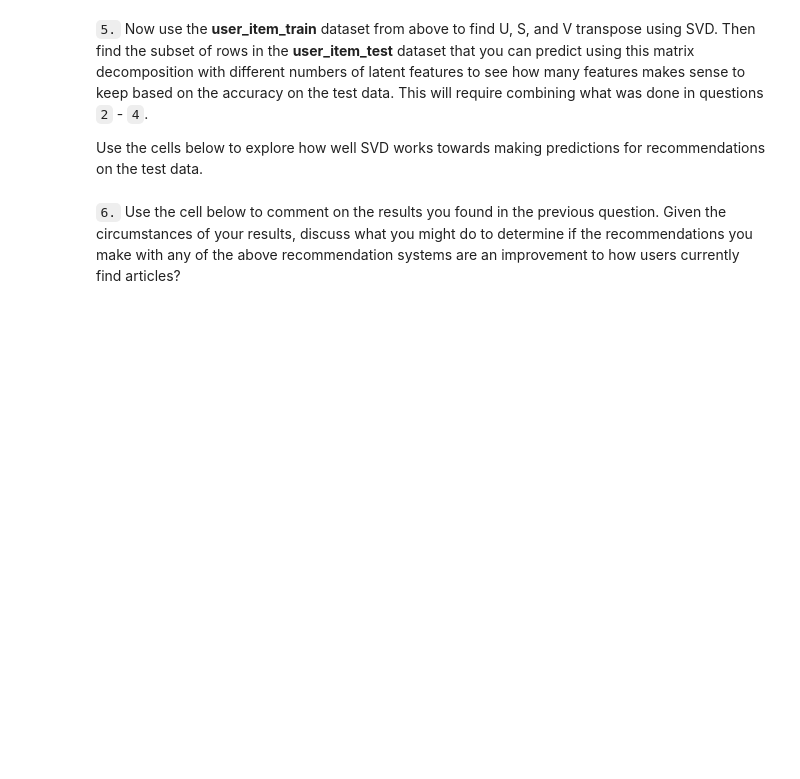
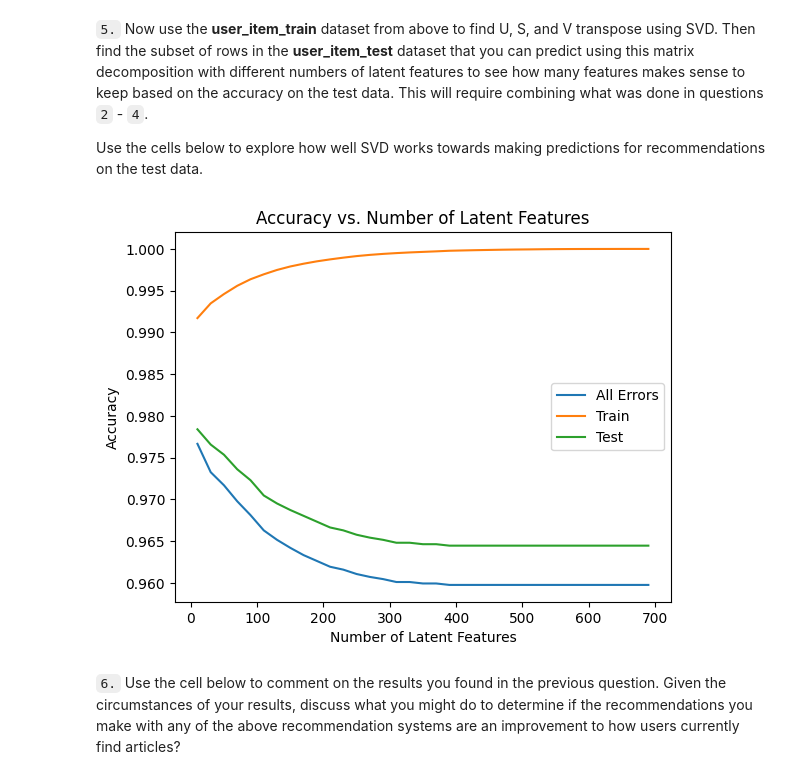
Before and after one commit to daniloarruda13/user-recommendation-IBM-project, a Jupyter notebook: Recommendations_with_IBM.ipynb, the cells around one changed output. Drawn from its saved outputs; the diff is of its cells as text; code cells hidden in the pictures; blank space fills up the shorter version.

```diff
--- a/Recommendations_with_IBM.ipynb
+++ b/Recommendations_with_IBM.ipynb
@@ -648,0 +650,7 @@ def make_content_recs():
+# %%
+
+#Removing NaN values from the DF content
+df_content.dropna(subset=['doc_description'], how='any', inplace=True)
+
+#Adding article_id as integer in the df
+df['article_id_int'] = df['article_id'].astype(float).astype(int)
@@ -678,4 +811,5 @@ user_item_matrix.head()
 # %%
 # Perform SVD on the User-Item Matrix Here
 
-u, s, vt = # use the built in to get the three matrices
+# use the built in to get the three matrices
+u, s, vt = np.linalg.svd(user_item_matrix)
@@ -734,7 +870,11 @@ def create_test_and_train_user_item(df_train, df_test):
     test_arts - all of the test article ids
 
     '''
-    # Your code here
+    user_item_train = create_user_item_matrix(df_train)
+    user_item_test = create_user_item_matrix(df_test)
+    test_idx = user_item_test.index
+    test_arts = user_item_test.columns.values
+
 
     return user_item_train, user_item_test, test_idx, test_arts
 
@@ -768,2 +918,72 @@ u_train, s_train, vt_train = # fit svd similar to above then use the cells below
+# %%
+# fit SVD on the user_item_train matrix
+u_train, s_train, vt_train = np.linalg.svd(user_item_train)
+
+# Matching rows and columns to the test set
+
+# Rows
+test_idx = user_item_test.index
+
+# Check which rows in the training set have labels present in the test set
+row_idxs = user_item_train.index.isin(test_idx)
+
+# Extract the subset of rows from u_train that correspond to the test set
+u_test = u_train[row_idxs, :]
+
+# Columns
+test_col = user_item_test.columns
+
+# Check which columns in the training set have labels present in the test set
+col_idxs = user_item_train.columns.isin(test_col)
+
+# Extract the subset of columns from vt_train that correspond to the test set
+vt_test = vt_train[:, col_idxs]
+
+# Test data
+# Get the index (row labels) of the training set
+train_idx = user_item_train.index
+
+# Check which rows in the test set have labels present in the training set
+row_idxs_2 = user_item_test.index.isin(train_idx)
+
+# Extract a subset of the test data corresponding to the rows present in the training set
+sub_user_item_test = user_item_test.loc[row_idxs_2]
+
+# Generate a range of latent feature values
+latent_feats = np.arange(10, 700+10, 20)
+
+
+# Create containers to store the errors
+all_errs = np.empty(latent_feats.shape)
+train_errs = np.empty(latent_feats.shape)
+test_errs = np.empty(latent_feats.shape)
+
+for i, k in enumerate(latent_feats):
+    # Restructure with k latent features for testing
+    s_train_lat, u_train_lat, vt_train_lat = np.diag(s_train[:k]), u_train[:, :k], vt_train[:k, :]
+    u_test_lat, vt_test_lat = u_test[:, :k], vt_test[:k, :]
+
+    # Calculate the predicted values by taking the dot product of the matrices
+    user_item_train_preds = np.around(np.dot(np.dot(u_train_lat, s_train_lat), vt_train_lat))
+    user_item_test_preds = np.around(np.dot(np.dot(u_test_lat, s_train_lat), vt_test_lat))
+
+    # This error represents the prediction error for the test data.
+    all_errs[i] = 1 - ((np.sum(user_item_test_preds) + np.sum(np.sum(sub_user_item_test))) / (sub_user_item_test.shape[0] * sub_user_item_test.shape[1]))
+    # Compute prediction accuracy
+    train_errs[i] = accuracy_score(user_item_train.values.flatten(), user_item_train_preds.flatten())
+    test_errs[i] = accuracy_score(sub_user_item_test.values.flatten(), user_item_test_preds.flatten())
+
+
+plt.figure()
+plt.plot(latent_feats, all_errs, label='All Errors')
+plt.plot(latent_feats, train_errs, label='Train')
+plt.plot(latent_feats, test_errs, label='Test')
+plt.xlabel('Number of Latent Features')
+plt.ylabel('Accuracy')
+plt.title('Accuracy vs. Number of Latent Features')
+plt.legend()
+plt.show()
+# %% [output]
+[figure, added]
 # %% [markdown]
 `6.` Use the cell below to comment on the results you found in the previous question. Given the circumstances of your results, discuss what you might do to determine if the recommendations you make with any of the above recommendation systems are an improvement to how users currently find articles?
```
Also changed, not shown: parts of 28 cells of this notebook, 2 other files.
